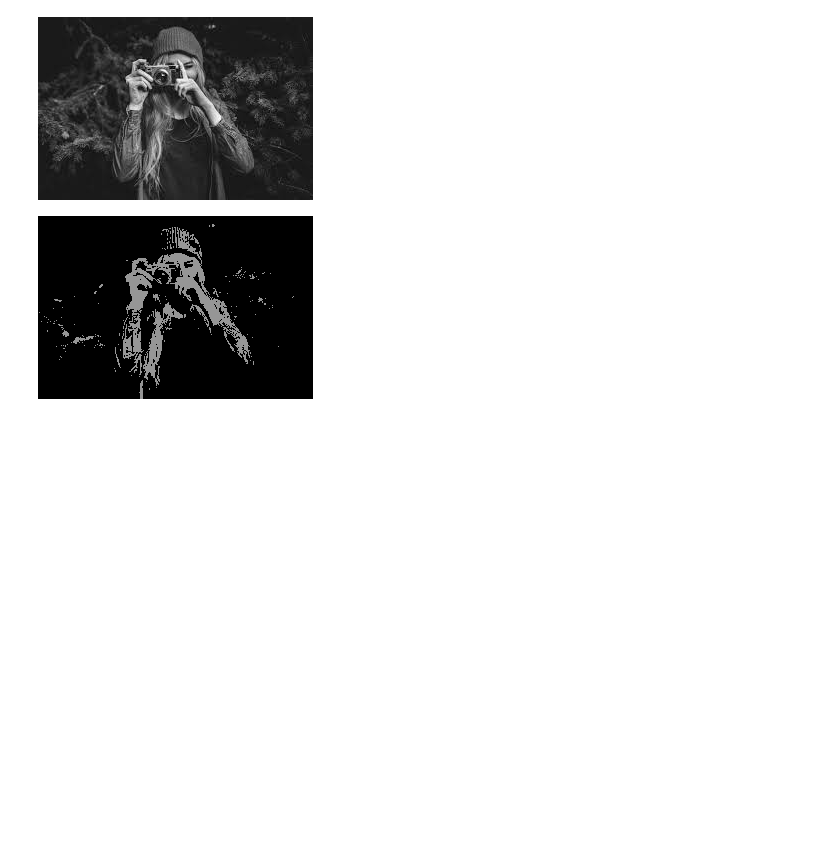
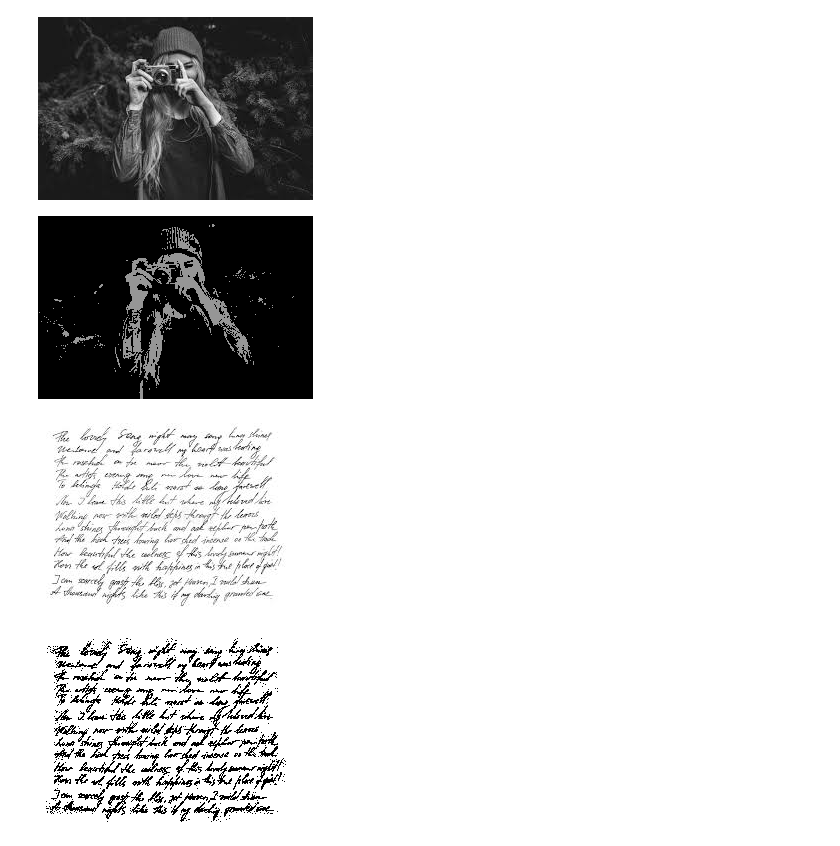
Before and after one commit to keertivardhan747/OpenCV, a Jupyter notebook: opencv.ipynb, the cells around one changed output. Saved outputs shown, nothing was run; the diff lists cells and outputs as text; code cells hidden in the pictures; blank space fills up the shorter version.

```diff
--- a/opencv.ipynb
+++ b/opencv.ipynb
@@ -176,3 +176,22 @@ else:
 [figure]
 [figure]
 [figure]
+# %%
+#Adapptive Threshold
+import os
+import cv2
+from google.colab.patches import cv2_imshow # Corrected import
+img = cv2.imread(os.path.join('.','data','/content/handwritten.jpg'))
+
+if img is None:
+    print("Error: Could not load image. Please ensure '/content/handwritten.jpg' is correct.")
+else:
+    img_gray = cv2.cvtColor(img, cv2.COLOR_BGR2GRAY)
+    # Corrected typo in ADAPTIVE_THRESH_GAUSSIAN_C and removed unnecessary cv2.waitKey
+    thresh = cv2.adaptiveThreshold(img_gray, 255, cv2.ADAPTIVE_THRESH_GAUSSIAN_C, cv2.THRESH_BINARY, 115, 1)
+    cv2_imshow(img) # Pass the image array
+    cv2_imshow(thresh) # Pass the image array
+    # cv2.waitKey(0) is not typically used with cv2_imshow in Colab
+# %% [output]
+[figure, added]
+[figure, added]
```
Also changed, not shown: parts of 6 cells of this notebook.
